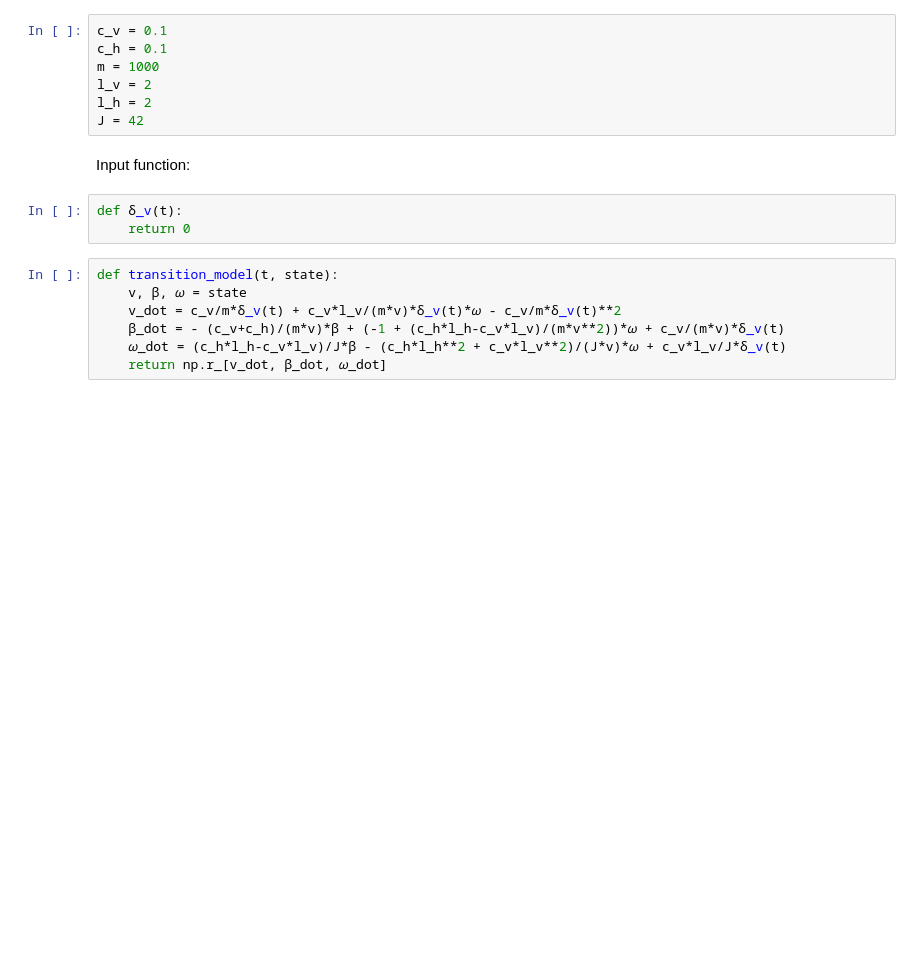
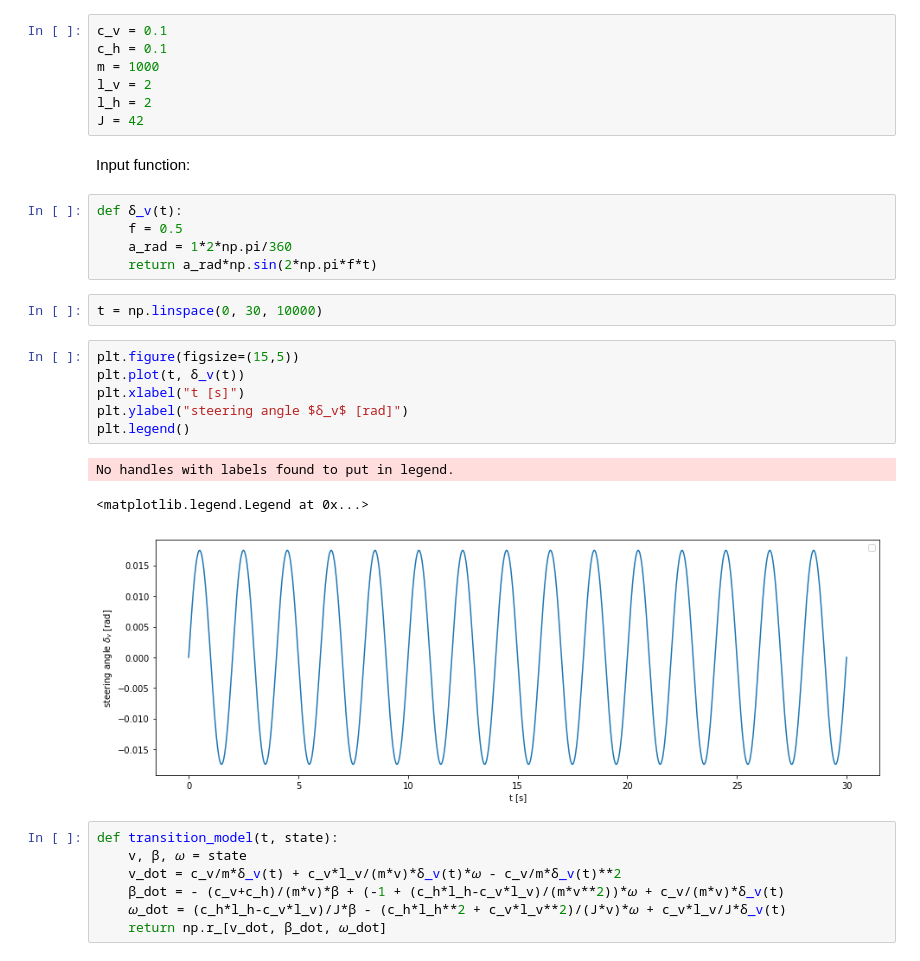
Before and after one commit to kopytjuk/future-mobility, a Jupyter notebook: Lineares Einspurmodell.ipynb, the cells around one changed output. Cells and saved outputs as stored; diff of their text form; blank space fills up the shorter version.

Commit message:
Visualize input function.

```diff
--- a/Lineares Einspurmodell.ipynb
+++ b/Lineares Einspurmodell.ipynb
@@ -25,9 +25,23 @@ l_h = 2
 J = 42
 # %% [markdown]
 Input function:
-# %%
-def δ_v(t):
-    return 0
+# %%
+def δ_v(t):
+    f = 0.5
+    a_rad = 1*2*np.pi/360
+    return a_rad*np.sin(2*np.pi*f*t)
+# %%
+t = np.linspace(0, 30, 10000)
+# %%
+plt.figure(figsize=(15,5))
+plt.plot(t, δ_v(t))
+plt.xlabel("t [s]")
+plt.ylabel("steering angle $δ_v$ [rad]")
+plt.legend()
+# %% [output]
+No handles with labels found to put in legend.
+<matplotlib.legend.Legend at 0x...>
+[figure, added]
 # %%
 def transition_model(t, state):
     v, β, 𝜔 = state
```
Also changed, not shown: parts of 2 cells of this notebook.
